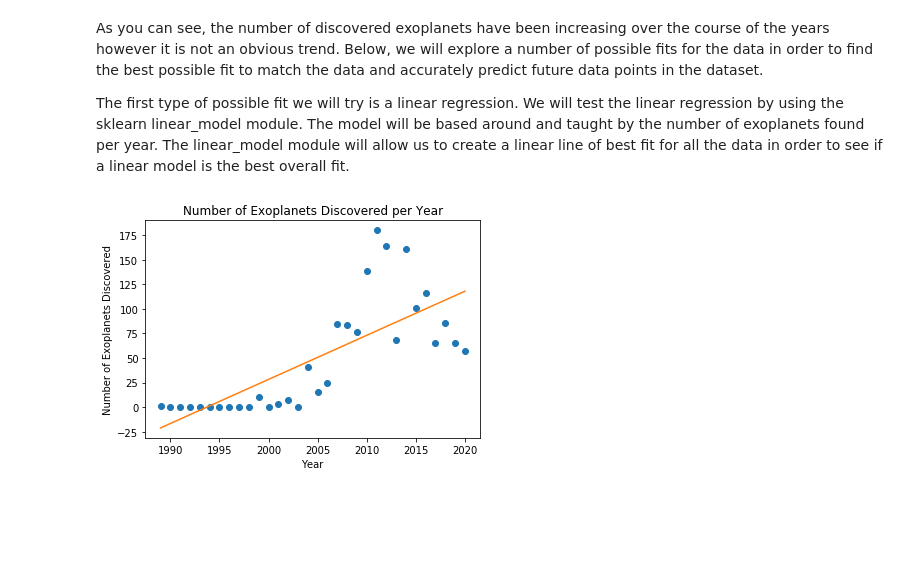
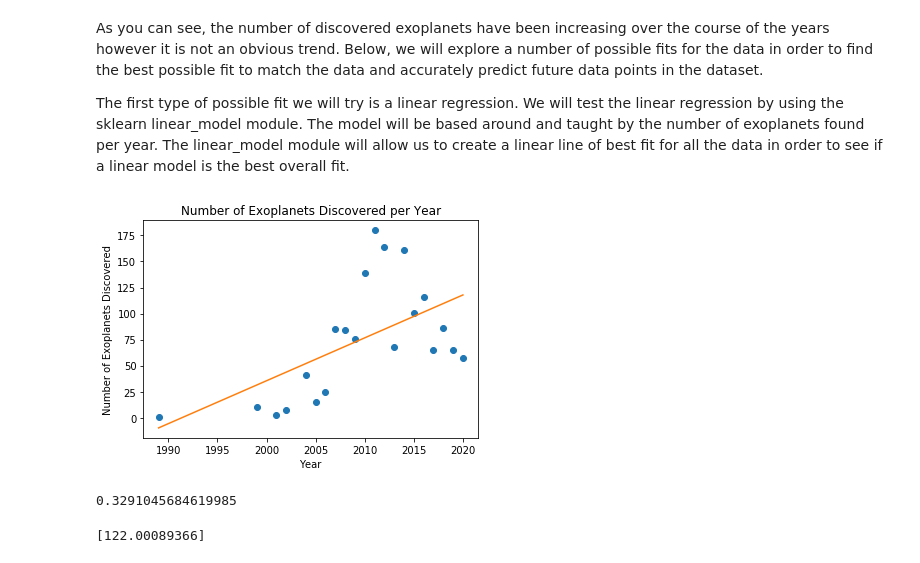
Before and after one commit to ebarr10/Potential_Exoplanet_Life, a Jupyter notebook: 320FinalProject.ipynb, the cells around one changed output. Saved outputs shown, nothing was run; the diff lists cells and outputs as text; code cells hidden in the pictures; blank space fills up the shorter version.

```diff
--- a/320FinalProject.ipynb
+++ b/320FinalProject.ipynb
@@ -564,27 +563,36 @@ The first type of possible fit we will try is a linear regression. We will test
 # %%
 years = []
 num_disc = []
 
 for y in disc_per_year:
-    years.append(y)
-    num_disc.append(disc_per_year[y])
+    if disc_per_year[y] != 0:
+        years.append(y)
+        num_disc.append(disc_per_year[y])
 
 plot.plot(years, num_disc, 'o')
 
 
 years2 = []
 for y in years:
     years2.append([y])
 
 
 model = linear_model.LinearRegression()
 model.fit(years2, num_disc)
 predicted = model.predict(years2)
 
 plot.plot(years, predicted)
 plot.title("Number of Exoplanets Discovered per Year")
 plot.xlabel("Year")
 plot.ylabel("Number of Exoplanets Discovered")
 plot.show()
 # %% [output]
-[figure, old version]
+[figure, new version]
+# %%
+print(model.score(years2, num_disc))
+# %% [output]
+0.3291045684619985
+# %%
+print(model.predict([[2021]]))
+# %% [output]
+[122.00089366]
```
Also changed, not shown: parts of 4 cells of this notebook.
